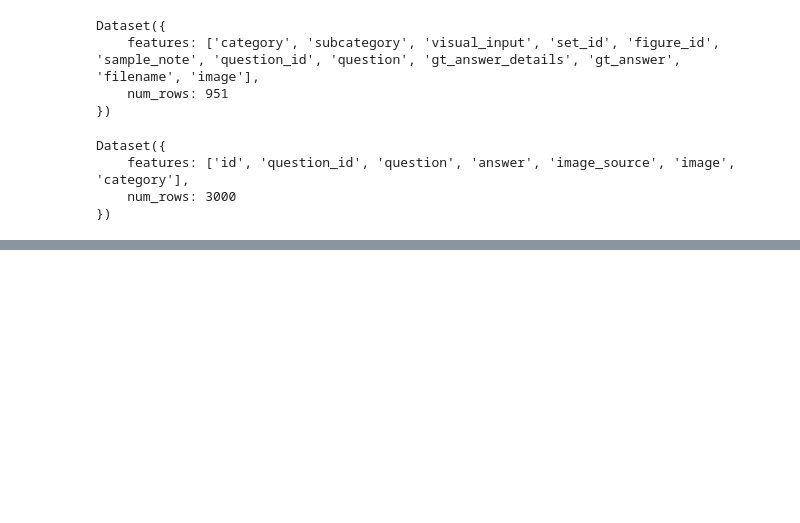
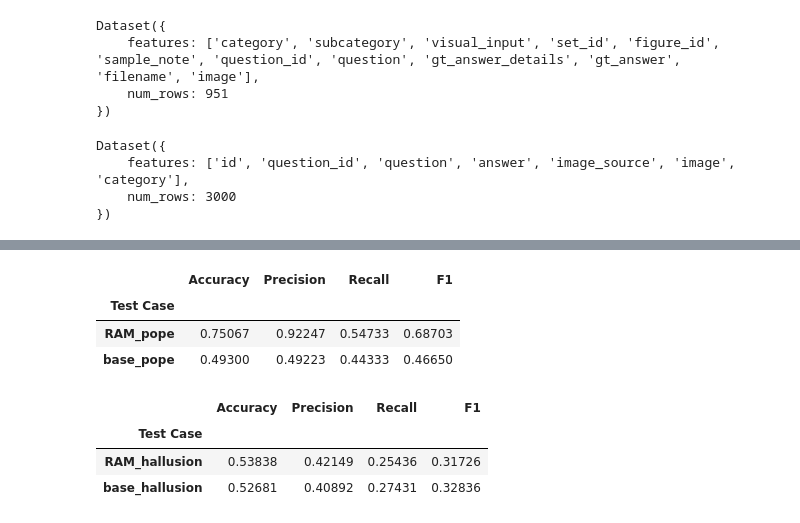
Before and after one commit to PierceCCH/ensembling-lvlms, a Jupyter notebook: results/ResultsAnalysis.ipynb, the cells around one changed output, grey strips where cells are left out. Drawn from its saved outputs; the diff is of its cells as text; code cells hidden in the pictures; blank space fills up the shorter version.

```diff
--- a/results/ResultsAnalysis.ipynb
+++ b/results/ResultsAnalysis.ipynb
@@ -53,0 +116,16 @@ internvl_base_pope_responses.json Accuracy: 0.493
+# %%
+# Only show pope results
+results_df.drop( "Values", axis = 1 ).round(5).iloc[[1,3],:]
+# %% [output]
+|  | Accuracy | Precision | Recall | F1 |
+| Test Case |  |  |  |  |
+| RAM_pope | 0.75067 | 0.92247 | 0.54733 | 0.68703 |
+| base_pope | 0.49300 | 0.49223 | 0.44333 | 0.46650 |
+# %%
+# Only show HallusionBench Results
+results_df.drop( "Values", axis = 1 ).round(5).iloc[[0,2],:]
+# %% [output]
+|  | Accuracy | Precision | Recall | F1 |
+| Test Case |  |  |  |  |
+| RAM_hallusion | 0.53838 | 0.42149 | 0.25436 | 0.31726 |
+| base_hallusion | 0.52681 | 0.40892 | 0.27431 | 0.32836 |
```
Also changed, not shown: parts of 8 cells of this notebook, 4 other files.
